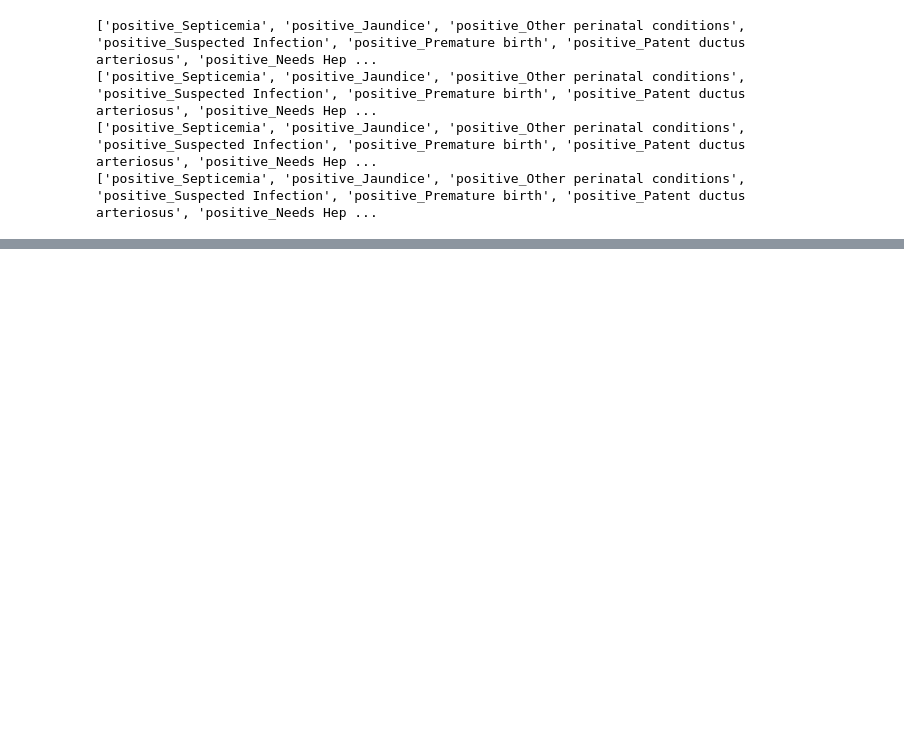
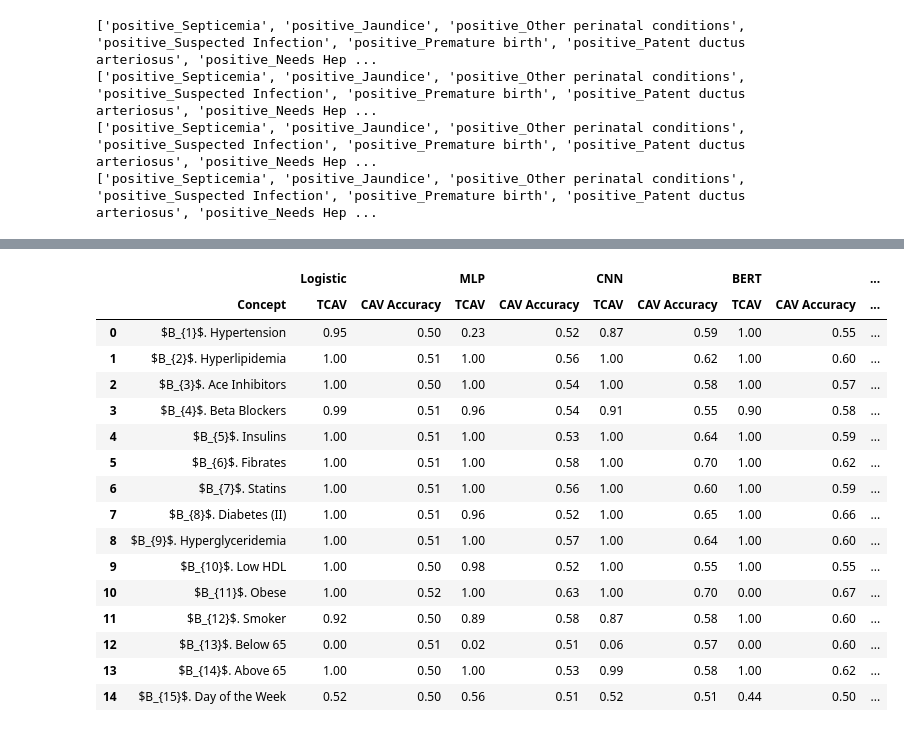
Before and after one commit to amoldwin/tcav-medical-nlp, a Jupyter notebook: plot_scripts/plot_TCAV.ipynb, the cells around one changed output, grey strips where cells are left out. Cells and saved outputs as stored; diff of their text form; code cells hidden in the pictures; blank space fills up the shorter version.

Commit message:
reformatted plots

```diff
--- a/plot_scripts/plot_TCAV.ipynb
+++ b/plot_scripts/plot_TCAV.ipynb
@@ -156,2 +183,2 @@ for i, exp in enumerate(metabolic_experiment_names):
 # %%
-order = metabolic_names[:-7]+['Day of the Week']
+order = metabolic_concept_names[:-7]+['Day of the Week']
@@ -158,5 +203,13 @@ order = metabolic_names[:-7]+['Day of the Week']
 # %%
 for i, dct in enumerate(metabolic_targets):
     metabolic_targets[i] = {k:v[:-7] +[np.mean(dct[k][-7:])] for k,v in dct.items()}
+# %%
+ metabolic_ordered_names = ['Hypertension', 'Hyperlipidemia','Ace Inhibitors','Beta Blockers', 'Insulins','Fibrates', 'Statins',
+                       'Diabetes (II)', 'Hyperglyceridemia','Low HDL','Obese','Smoker','Below 65',
+                       'Above 65',
+                        'Day of the Week'
+                        ]
+# %%
+metabolic_ordered_labels=['$B_{'+str(i+1)+'}$. '+x for i,x in enumerate(metabolic_ordered_names)]
 # %%
-tcav_plot(model_names, metabolic_targets, order,order,metric='acc')
+styled = tcav_plot(model_names, metabolic_targets, order,order,metric='acc',ordered_labels = metabolic_ordered_labels)
@@ -180,0 +234,22 @@ tcav_plot(model_names, metabolic_targets, order,order,metric='acc')
+# %%
+styled.set_properties(subset=[('','Concept')], **{'width': '135px'})\
+.set_properties( styled.columns[1:], **{'width': '30px'}).set_properties(**{'text-align': 'left'})\
+.set_properties( [x for i,x in enumerate(styled.columns) if i%2==0],**{'border-right':'2px solid grey'})
+# %% [output]
+|  |  | Logistic |  | MLP |  | CNN |  | BERT |  | ... |
+|  | Concept | TCAV | CAV Accuracy | TCAV | CAV Accuracy | TCAV | CAV Accuracy | TCAV | CAV Accuracy | ... |
+| 0 | $B_{1}$. Hypertension | 0.95 | 0.50 | 0.23 | 0.52 | 0.87 | 0.59 | 1.00 | 0.55 | ... |
+| 1 | $B_{2}$. Hyperlipidemia | 1.00 | 0.51 | 1.00 | 0.56 | 1.00 | 0.62 | 1.00 | 0.60 | ... |
+| 2 | $B_{3}$. Ace Inhibitors | 1.00 | 0.50 | 1.00 | 0.54 | 1.00 | 0.58 | 1.00 | 0.57 | ... |
+| 3 | $B_{4}$. Beta Blockers | 0.99 | 0.51 | 0.96 | 0.54 | 0.91 | 0.55 | 0.90 | 0.58 | ... |
+| 4 | $B_{5}$. Insulins | 1.00 | 0.51 | 1.00 | 0.53 | 1.00 | 0.64 | 1.00 | 0.59 | ... |
+| 5 | $B_{6}$. Fibrates | 1.00 | 0.51 | 1.00 | 0.58 | 1.00 | 0.70 | 1.00 | 0.62 | ... |
+| 6 | $B_{7}$. Statins | 1.00 | 0.51 | 1.00 | 0.56 | 1.00 | 0.60 | 1.00 | 0.59 | ... |
+| 7 | $B_{8}$. Diabetes (II) | 1.00 | 0.51 | 0.96 | 0.52 | 1.00 | 0.65 | 1.00 | 0.66 | ... |
+| 8 | $B_{9}$. Hyperglyceridemia | 1.00 | 0.51 | 1.00 | 0.57 | 1.00 | 0.64 | 1.00 | 0.60 | ... |
+| 9 | $B_{10}$. Low HDL | 1.00 | 0.50 | 0.98 | 0.52 | 1.00 | 0.55 | 1.00 | 0.55 | ... |
+| 10 | $B_{11}$. Obese | 1.00 | 0.52 | 1.00 | 0.63 | 1.00 | 0.70 | 0.00 | 0.67 | ... |
+| 11 | $B_{12}$. Smoker | 0.92 | 0.50 | 0.89 | 0.58 | 0.87 | 0.58 | 1.00 | 0.60 | ... |
+| 12 | $B_{13}$. Below 65 | 0.00 | 0.51 | 0.02 | 0.51 | 0.06 | 0.57 | 0.00 | 0.60 | ... |
+| 13 | $B_{14}$. Above 65 | 1.00 | 0.50 | 1.00 | 0.53 | 0.99 | 0.58 | 1.00 | 0.62 | ... |
+| 14 | $B_{15}$. Day of the Week | 0.52 | 0.50 | 0.56 | 0.51 | 0.52 | 0.51 | 0.44 | 0.50 | ... |
```
Also changed, not shown: parts of 28 cells of this notebook, 1 other file.
